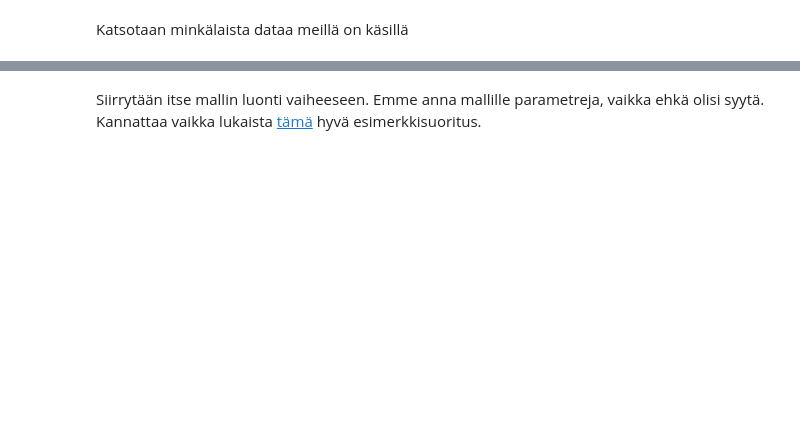
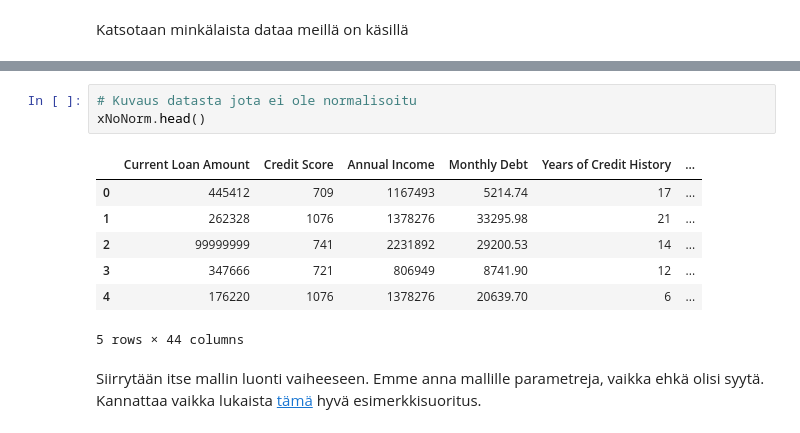
Before and after one commit to jodatut/2019, a Jupyter notebook: luentokirjat/Luento 3.ipynb, the cells around one changed output, grey strips where cells are left out. Cells and saved outputs as stored; diff of their text form; blank space fills up the shorter version.

```diff
--- a/luentokirjat/Luento 3.ipynb
+++ b/luentokirjat/Luento 3.ipynb
@@ -305,3 +325,14 @@ x.head()
+# %%
+# Kuvaus datasta jota ei ole normalisoitu
+xNoNorm.head()
+# %% [output]
+|  | Current Loan Amount | Credit Score | Annual Income | Monthly Debt | Years of Credit History | ... |
+| 0 | 445412 | 709 | 1167493 | 5214.74 | 17 | ... |
+| 1 | 262328 | 1076 | 1378276 | 33295.98 | 21 | ... |
+| 2 | 99999999 | 741 | 2231892 | 29200.53 | 14 | ... |
+| 3 | 347666 | 721 | 806949 | 8741.90 | 12 | ... |
+| 4 | 176220 | 1076 | 1378276 | 20639.70 | 6 | ... |
+5 rows × 44 columns
 # %% [markdown]
 Siirrytään itse mallin luonti vaiheeseen. Emme anna mallille parametreja, vaikka ehkä olisi syytä. Kannattaa vaikka lukaista [tämä](http://sdsawtelle.github.io/blog/output/week2-andrew-ng-machine-learning-with-python.html) hyvä esimerkkisuoritus.
 # %%
```
Also changed, not shown: parts of 16 cells of this notebook.
